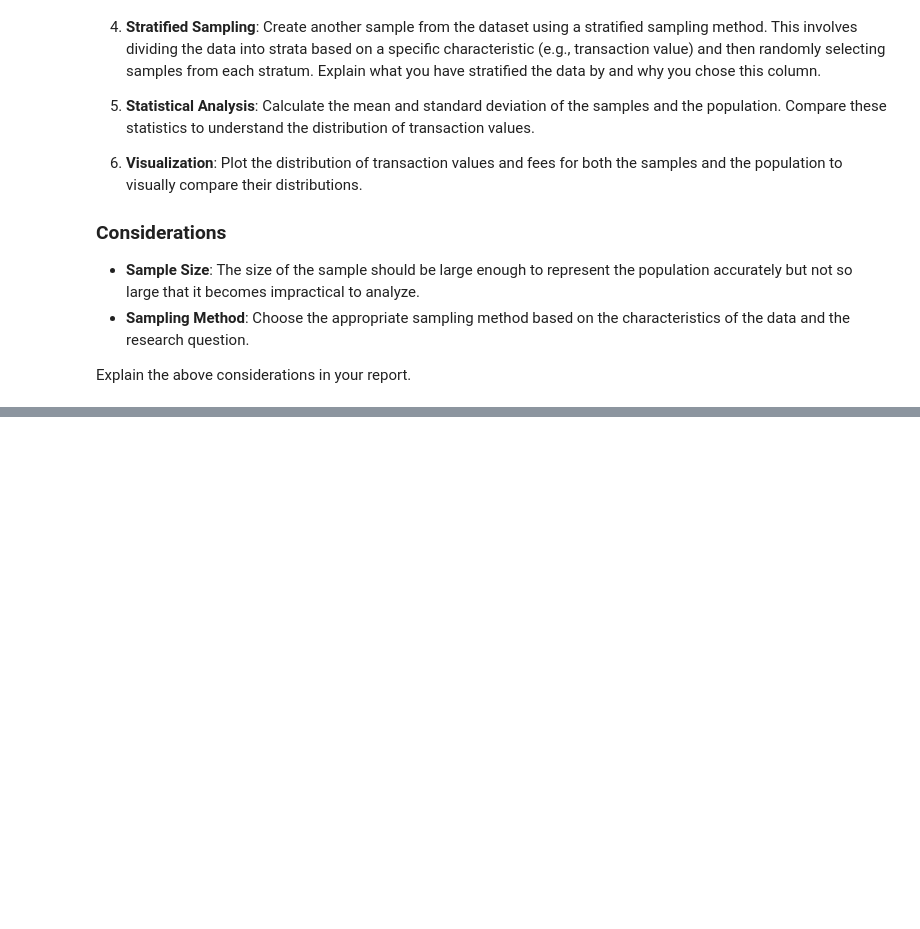
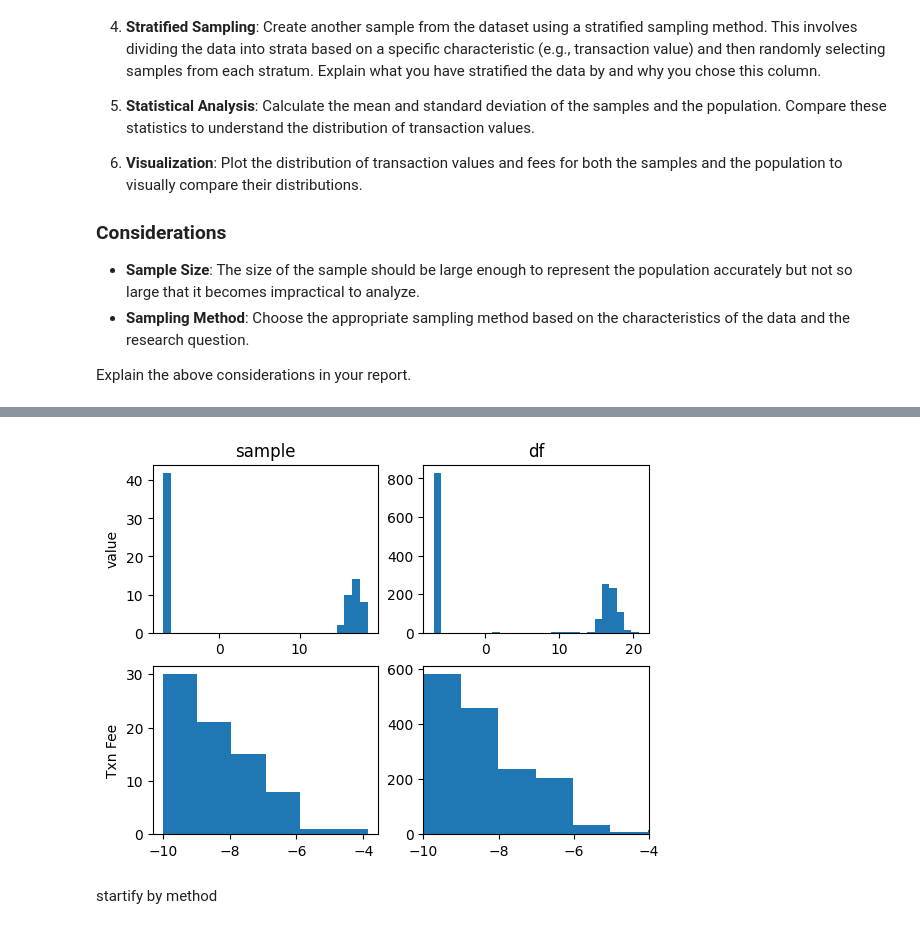
Before and after one commit to mvajhi/Introduction-to-Data-Science, a Jupyter notebook: ca0/CA0.ipynb, the cells around one changed output, grey strips where cells are left out. Drawn from its saved outputs; the diff is of its cells as text; code cells hidden in the pictures; blank space fills up the shorter version.

```diff
--- a/ca0/CA0.ipynb
+++ b/ca0/CA0.ipynb
@@ -540,0 +598,5 @@ Explain the above considerations in your report.
+# %%
+"""I want to sample that stratified by value thus i classify value with line bellow"""
+df.insert(0,"Value_Category",[round(math.log10(df.at[i,'Value']*10**18))for i in range(len(df)) ],True)
+proportionate_stratified_sample_based_on_value = df.groupby('Value_Category', group_keys=False).apply(lambda x: x.sample(frac =SAMPLE_PERCENT))
+proportionate_stratified_sample_based_on_value[["Value","Txn Fee"]].describe()
@@ -540,0 +614,16 @@ Explain the above considerations in your report.
+# %%
+fig, ((ax1, ax2), (ax3, ax4)) = plt.subplots(2, 2)
+ax1.hist(proportionate_stratified_sample_based_on_value['log10_value'],bins = round(max(proportionate_stratified_sample_based_on_value['log10_value'])-min(proportionate_stratified_sample_based_on_value['log10_value'])))
+ax1.set_title('sample')
+ax1.set(ylabel='value')
+ax2.hist(df['log10_value'],bins=round(max(df['log10_value'])-min(df['log10_value'])))
+ax2.set_title('df')
+ax3.hist(proportionate_stratified_sample_based_on_value['log2_fee'],bins = round(max(proportionate_stratified_sample_based_on_value['log2_fee'])-min(proportionate_stratified_sample_based_on_value['log2_fee'])))
+ax3.set(ylabel='Txn Fee')
+plt.xlim(-10,-4)
+ax4.hist(df['log2_fee'],bins=round(max(df['log2_fee'])-min(df['log2_fee'])))
+plt.show()
+# %% [output]
+[figure, added]
+# %% [markdown]
+startify by method
```
Also changed, not shown: parts of 16 cells of this notebook.
